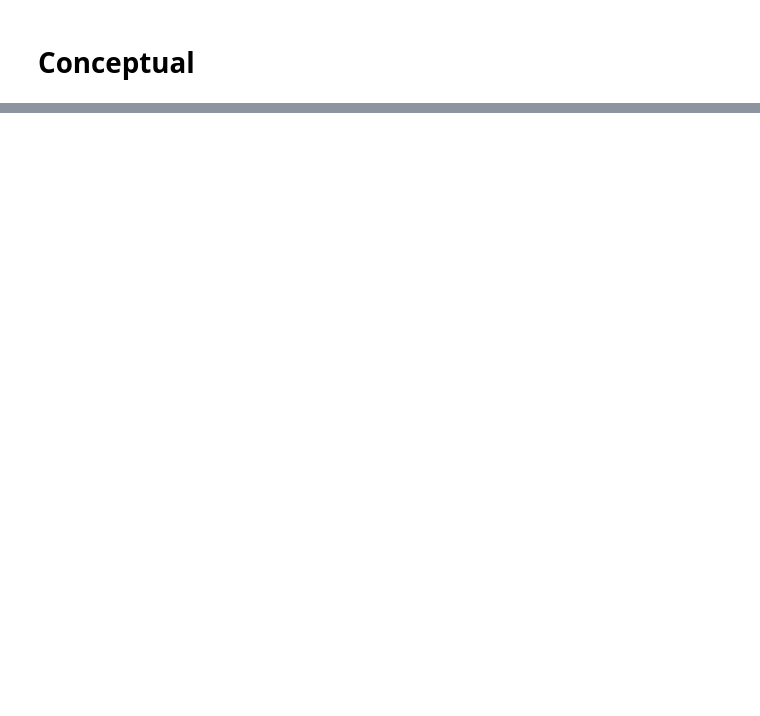
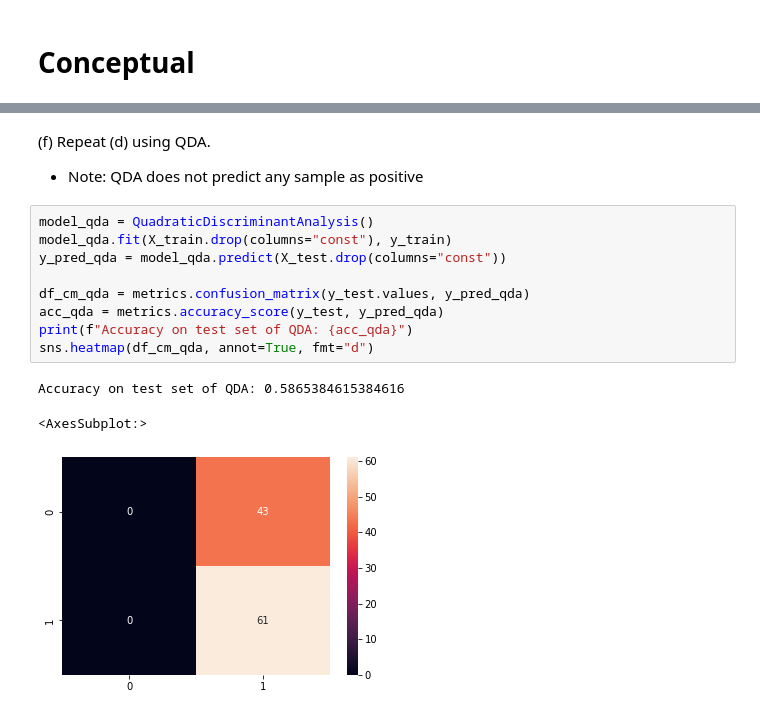
Before and after one commit to bartkowiaktomasz/introduction-to-statistical-learning-python, a Jupyter notebook: notebooks/Chapter_4.ipynb, the cells around one changed output, grey strips where cells are left out. Saved outputs shown, nothing was run; the diff lists cells and outputs as text; blank space fills up the shorter version.

```diff
--- a/notebooks/Chapter_4.ipynb
+++ b/notebooks/Chapter_4.ipynb
@@ -121,0 +216,16 @@ $$
+# %% [markdown]
+(f) Repeat (d) using QDA.
+- Note: QDA does not predict any sample as positive
+# %%
+model_qda = QuadraticDiscriminantAnalysis()
+model_qda.fit(X_train.drop(columns="const"), y_train)
+y_pred_qda = model_qda.predict(X_test.drop(columns="const"))
+
+df_cm_qda = metrics.confusion_matrix(y_test.values, y_pred_qda)
+acc_qda = metrics.accuracy_score(y_test, y_pred_qda)
+print(f"Accuracy on test set of QDA: {acc_qda}")
+sns.heatmap(df_cm_qda, annot=True, fmt="d")
+# %% [output]
+Accuracy on test set of QDA: 0.5865384615384616
+<AxesSubplot:>
+[figure, added]
```
Also changed, not shown: parts of 53 cells of this notebook, 4 other files.
